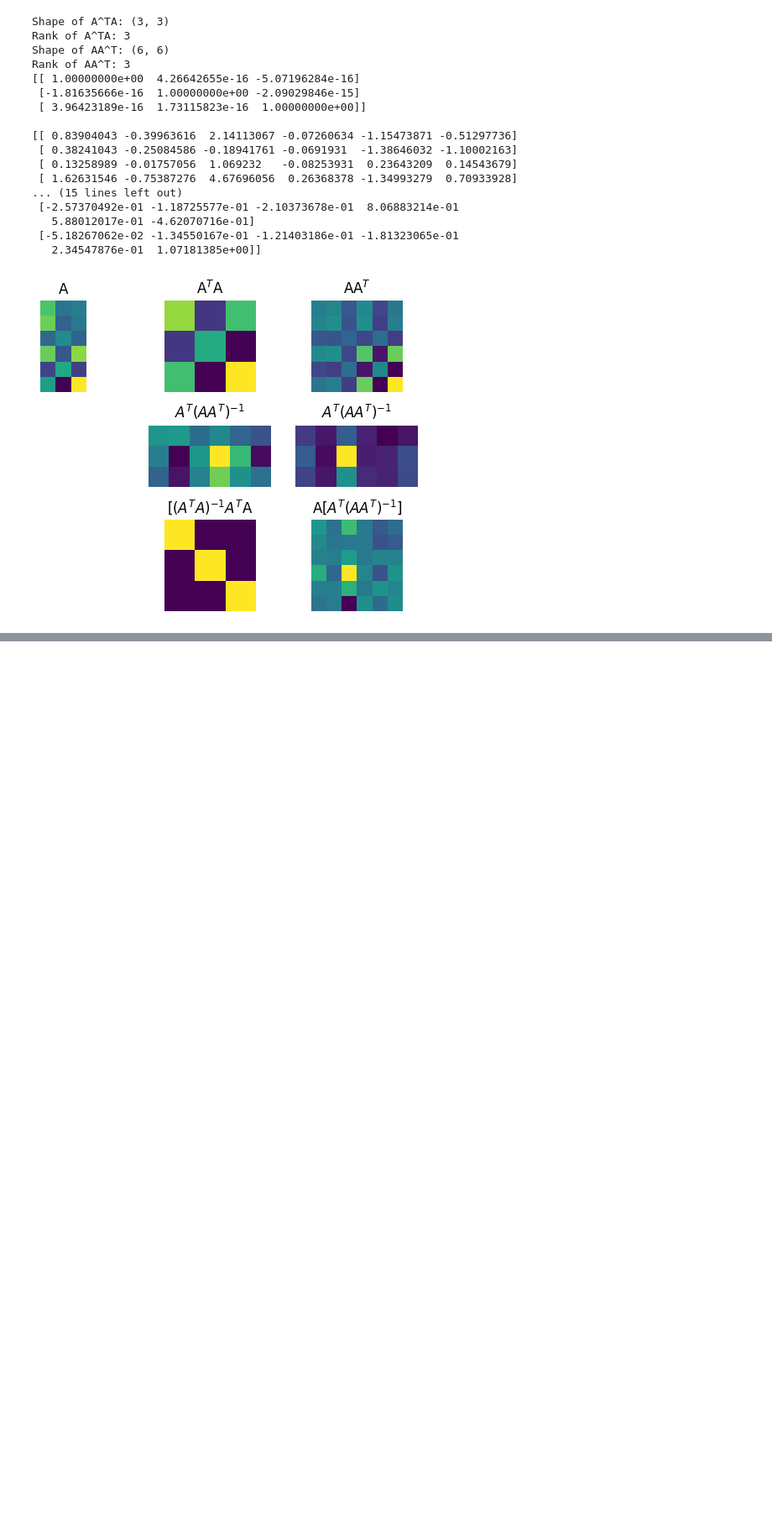
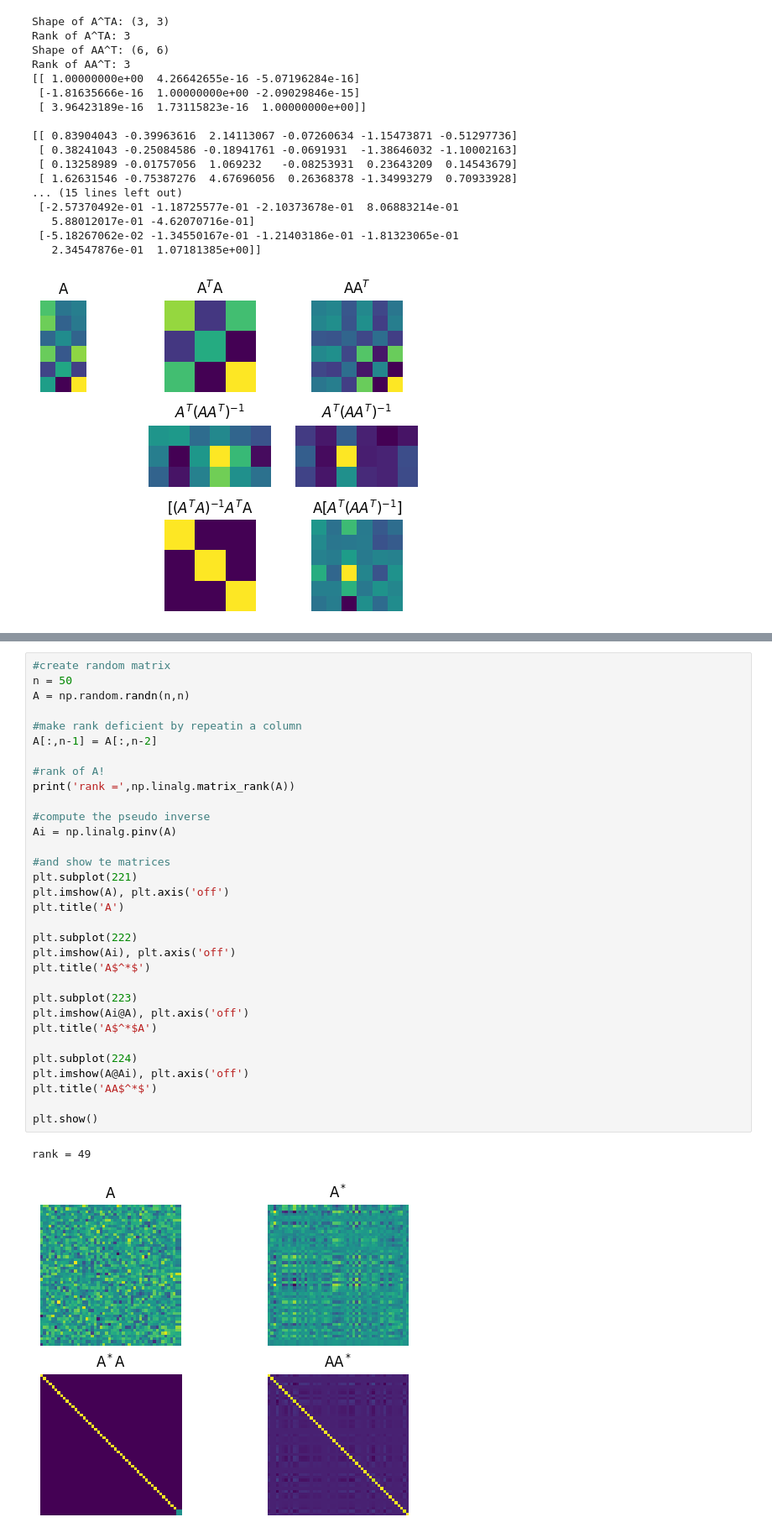
Before and after one commit to barzansaeedpour/foundations-of-machine-learning, a Jupyter notebook: 01_Mathematics-for-Machine-Learning/01_linear-algebra/01_linear-algebra.ipynb, the cells around one changed output, grey strips where cells are left out. Shown at 84% size. Cells and saved outputs as stored; diff of their text form; blank space fills up the shorter version.

```diff
--- a/01_Mathematics-for-Machine-Learning/01_linear-algebra/01_linear-algebra.ipynb
+++ b/01_Mathematics-for-Machine-Learning/01_linear-algebra/01_linear-algebra.ipynb
@@ -2119,0 +2140,35 @@ Rank of AA^T: 3
+# %%
+#create random matrix
+n = 50
+A = np.random.randn(n,n)
+
+#make rank deficient by repeatin a column
+A[:,n-1] = A[:,n-2]
+
+#rank of A!
+print('rank =',np.linalg.matrix_rank(A))
+
+#compute the pseudo inverse
+Ai = np.linalg.pinv(A)
+
+#and show te matrices
+plt.subplot(221)
+plt.imshow(A), plt.axis('off')
+plt.title('A')
+
+plt.subplot(222)
+plt.imshow(Ai), plt.axis('off')
+plt.title('A$^*$')
+
+plt.subplot(223)
+plt.imshow(Ai@A), plt.axis('off')
+plt.title('A$^*$A')
+
+plt.subplot(224)
+plt.imshow(A@Ai), plt.axis('off')
+plt.title('AA$^*$')
+
+plt.show()
+# %% [output]
+rank = 49
+[figure, added]
```
Also changed, not shown: parts of 4 cells of this notebook.
